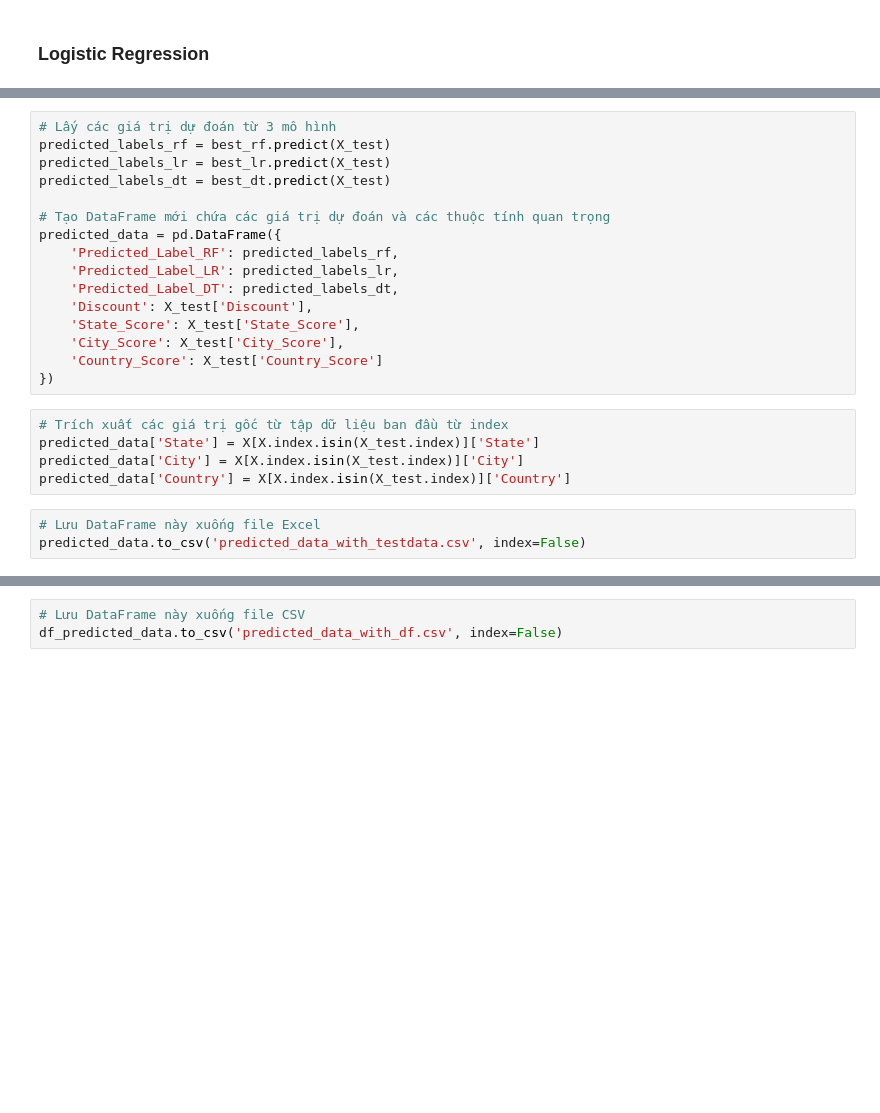
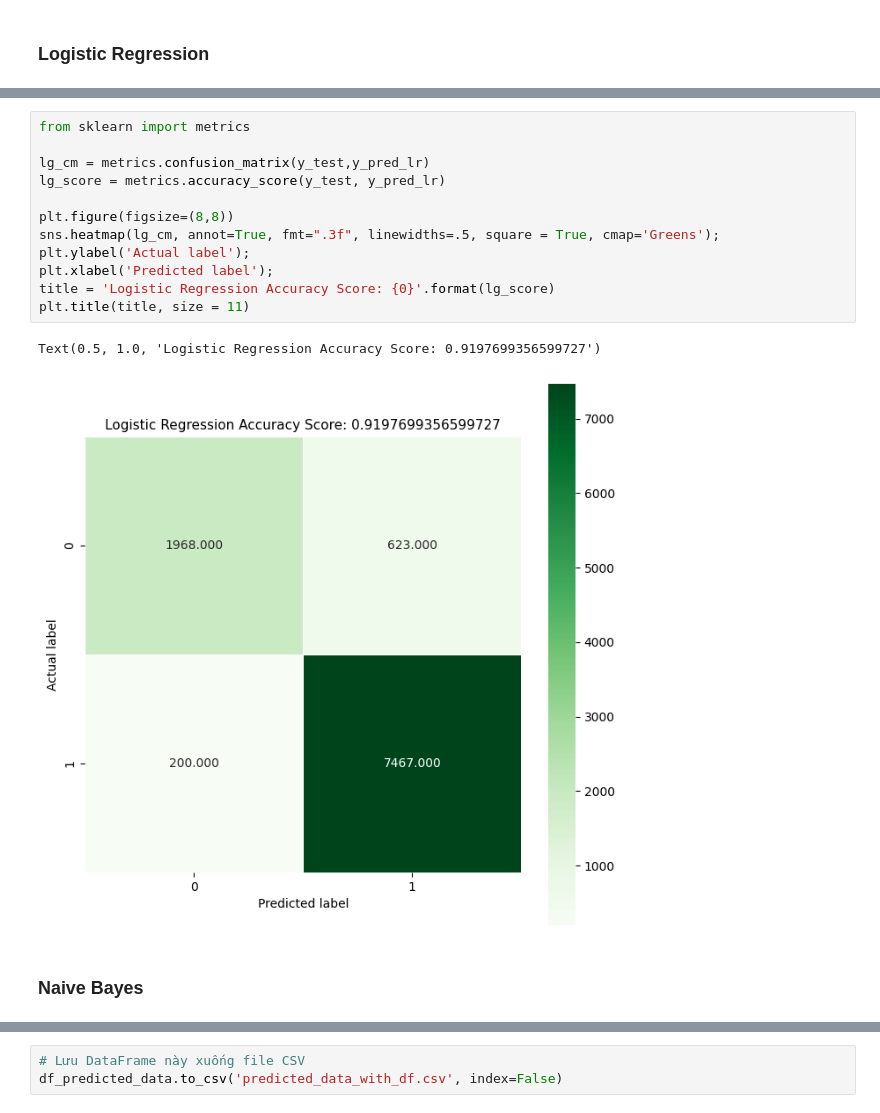
Before and after one commit to Longorrii/DataWarehouseAndOlap, a Jupyter notebook: SOURCE/Data Mining/DataMining.ipynb, the cells around one changed output, grey strips where cells are left out. Drawn from its saved outputs; the diff is of its cells as text; blank space fills up the shorter version.

```diff
--- a/SOURCE/Data Mining/DataMining.ipynb
+++ b/SOURCE/Data Mining/DataMining.ipynb
@@ -701,24 +684,17 @@ weighted avg       0.92      0.92      0.92     10258
-# %%
-# Lấy các giá trị dự đoán từ 3 mô hình
-predicted_labels_rf = best_rf.predict(X_test)
-predicted_labels_lr = best_lr.predict(X_test)
-predicted_labels_dt = best_dt.predict(X_test)
-
-# Tạo DataFrame mới chứa các giá trị dự đoán và các thuộc tính quan trọng
-predicted_data = pd.DataFrame({
-    'Predicted_Label_RF': predicted_labels_rf,
-    'Predicted_Label_LR': predicted_labels_lr,
-    'Predicted_Label_DT': predicted_labels_dt,
-    'Discount': X_test['Discount'],
-    'State_Score': X_test['State_Score'],
-    'City_Score': X_test['City_Score'],
-    'Country_Score': X_test['Country_Score']
-})
-# %%
-# Trích xuất các giá trị gốc từ tập dữ liệu ban đầu từ index
-predicted_data['State'] = X[X.index.isin(X_test.index)]['State']
-predicted_data['City'] = X[X.index.isin(X_test.index)]['City']
-predicted_data['Country'] = X[X.index.isin(X_test.index)]['Country']
-# %%
-# Lưu DataFrame này xuống file Excel
-predicted_data.to_csv('predicted_data_with_testdata.csv', index=False)
+# %%
+from sklearn import metrics
+
+lg_cm = metrics.confusion_matrix(y_test,y_pred_lr)
+lg_score = metrics.accuracy_score(y_test, y_pred_lr)
+
+plt.figure(figsize=(8,8))
+sns.heatmap(lg_cm, annot=True, fmt=".3f", linewidths=.5, square = True, cmap='Greens');
+plt.ylabel('Actual label');
+plt.xlabel('Predicted label');
+title = 'Logistic Regression Accuracy Score: {0}'.format(lg_score)
+plt.title(title, size = 11)
+# %% [output]
+Text(0.5, 1.0, 'Logistic Regression Accuracy Score: 0.9197699356599727')
+[figure, added]
+# %% [markdown]
+### Naive Bayes
```
Also changed, not shown: parts of 44 cells of this notebook, 12 other files.
